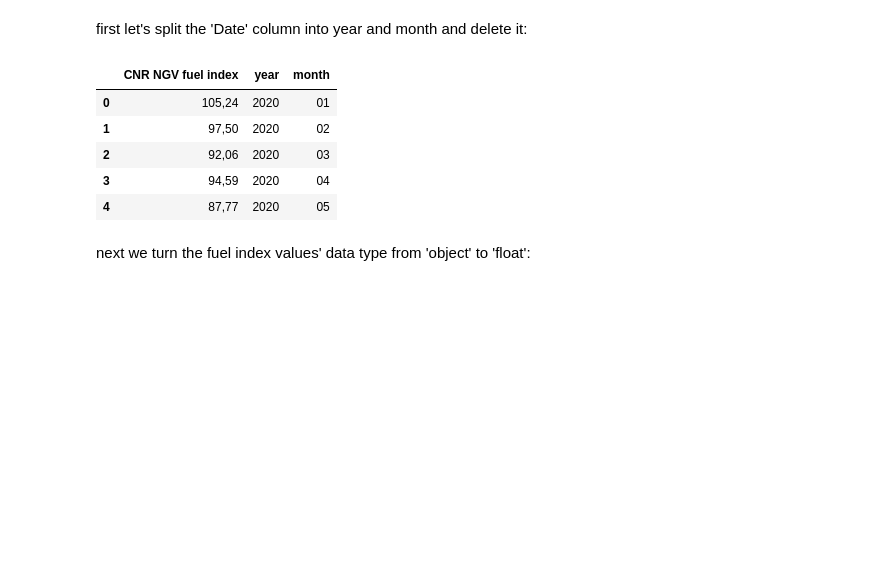
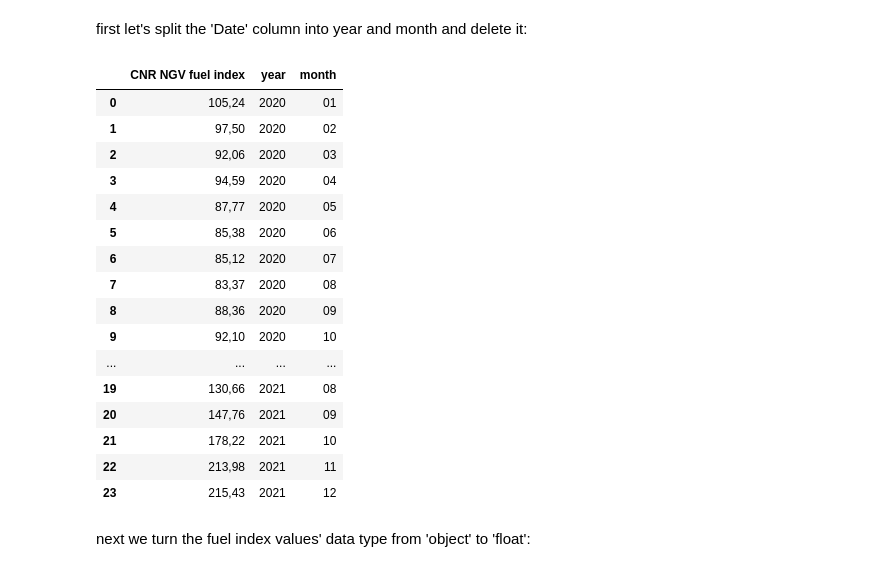
Before and after one commit to tarekmassoud/bike_counters, a Jupyter notebook: Notebooks/fuel_index_cleaning.ipynb, the cells around one changed output. Saved outputs shown, nothing was run; the diff lists cells and outputs as text; code cells hidden in the pictures; blank space fills up the shorter version.

```diff
--- a/Notebooks/fuel_index_cleaning.ipynb
+++ b/Notebooks/fuel_index_cleaning.ipynb
@@ -37,9 +73,20 @@ df = df.drop(['Date'], axis=1)
 # %%
-df.head()
+df
 # %% [output]
 |  | CNR NGV fuel index | year | month |
 | 0 | 105,24 | 2020 | 01 |
 | 1 | 97,50 | 2020 | 02 |
 | 2 | 92,06 | 2020 | 03 |
 | 3 | 94,59 | 2020 | 04 |
 | 4 | 87,77 | 2020 | 05 |
+| 5 | 85,38 | 2020 | 06 |
+| 6 | 85,12 | 2020 | 07 |
+| 7 | 83,37 | 2020 | 08 |
+| 8 | 88,36 | 2020 | 09 |
+| 9 | 92,10 | 2020 | 10 |
+| ... | ... | ... | ... |
+| 19 | 130,66 | 2021 | 08 |
+| 20 | 147,76 | 2021 | 09 |
+| 21 | 178,22 | 2021 | 10 |
+| 22 | 213,98 | 2021 | 11 |
+| 23 | 215,43 | 2021 | 12 |
```
Also changed, not shown: parts of 21 cells of this notebook, 10 other files.
